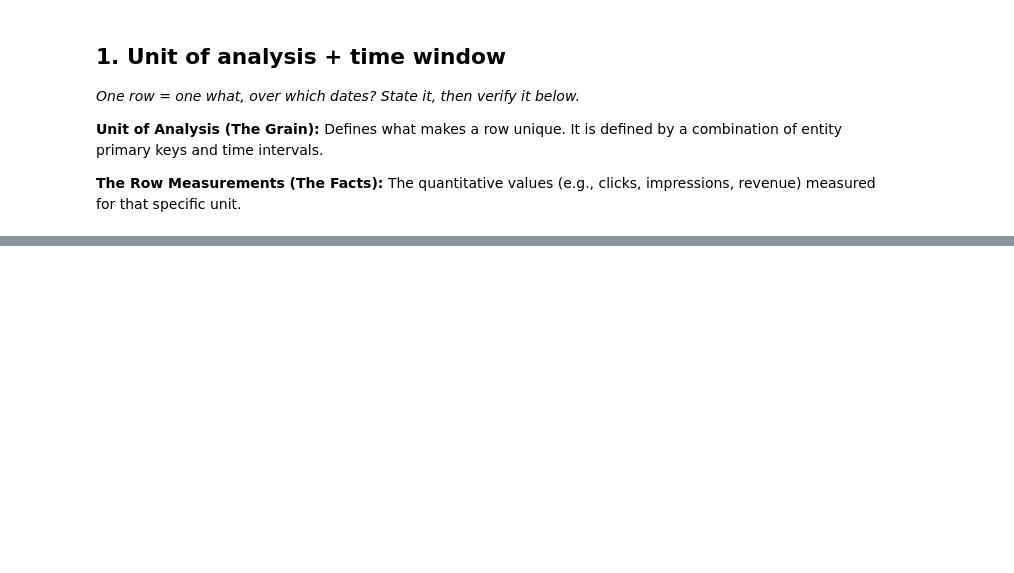
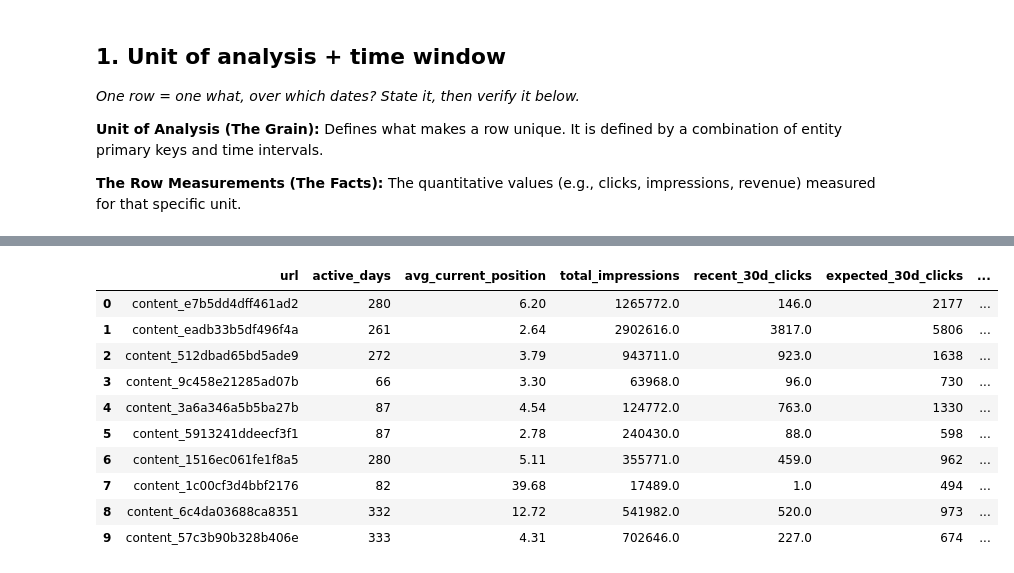
Before and after one commit to Musadiq8699/flyrank-ml-internship, a Jupyter notebook: work/notebooks/w03_data_contract.ipynb, the cells around one changed output, grey strips where cells are left out. Cells and saved outputs as stored; diff of their text form; code cells hidden in the pictures; blank space fills up the shorter version.

```diff
--- a/work/notebooks/w03_data_contract.ipynb
+++ b/work/notebooks/w03_data_contract.ipynb
@@ -82,0 +96,75 @@ Columns in fact table: ['report_date', 'client_hash_id', 'content_hash_id', 'cli
+# %%
+import duckdb
+
+# 1. Map raw warehouse columns to standard pipeline aliases
+con.execute("""
+CREATE OR REPLACE VIEW dataset_view AS
+SELECT
+    content_hash_id AS url,
+    report_date,
+    gsc_impressions AS impressions,
+    gsc_clicks AS clicks,
+    gsc_avg_position AS position,
+    CASE
+        WHEN gsc_impressions > 0 THEN CAST(gsc_clicks AS DOUBLE) / gsc_impressions
+        ELSE 0
+    END AS ctr
+FROM fact_table;
+""")
+
+# 2. Run the Decay Score aggregation query
+part2_results = con.execute("""
+WITH date_bounds AS (
+    SELECT
+        MAX(report_date) AS max_date,
+        MAX(report_date) - INTERVAL 30 DAY AS recent_start,
+        MAX(report_date) - INTERVAL 90 DAY AS baseline_start
+    FROM dataset_view
+),
+
+windowed_records AS (
+    SELECT
+        d.url,
+        d.report_date,
+        d.impressions,
+        d.position,
+        d.ctr,
+        CASE
+            WHEN d.report_date > b.recent_start THEN d.clicks
+            ELSE 0
+        END AS recent_clicks,
+        CASE
+            WHEN d.report_date BETWEEN b.baseline_start AND b.recent_start THEN d.clicks
+            ELSE 0
+        END AS baseline_clicks
+    FROM dataset_view d
+    CROSS JOIN date_bounds b
+)
+
+SELECT
+    url,
+    COUNT(DISTINCT report_date) AS active_days,
+    ROUND(AVG(position), 2) AS avg_current_position,
+    SUM(impressions) AS total_impressions,
+    SUM(recent_clicks) AS recent_30d_clicks,
+    CAST(SUM(baseline_clicks) / 2.0 AS BIGINT) AS expected_30d_clicks,
+    (CAST(SUM(baseline_clicks) / 2.0 AS BIGINT) - SUM(recent_clicks)) AS decay_score
+FROM windowed_records
+GROUP BY url
+ORDER BY decay_score DESC
+LIMIT 10;
+""").df()
+
+part2_results
+# %% [output]
+|  | url | active_days | avg_current_position | total_impressions | recent_30d_clicks | expected_30d_clicks | ... |
+| 0 | content_e7b5dd4dff461ad2 | 280 | 6.20 | 1265772.0 | 146.0 | 2177 | ... |
+| 1 | content_eadb33b5df496f4a | 261 | 2.64 | 2902616.0 | 3817.0 | 5806 | ... |
+| 2 | content_512dbad65bd5ade9 | 272 | 3.79 | 943711.0 | 923.0 | 1638 | ... |
+| 3 | content_9c458e21285ad07b | 66 | 3.30 | 63968.0 | 96.0 | 730 | ... |
+| 4 | content_3a6a346a5b5ba27b | 87 | 4.54 | 124772.0 | 763.0 | 1330 | ... |
+| 5 | content_5913241ddeecf3f1 | 87 | 2.78 | 240430.0 | 88.0 | 598 | ... |
+| 6 | content_1516ec061fe1f8a5 | 280 | 5.11 | 355771.0 | 459.0 | 962 | ... |
+| 7 | content_1c00cf3d4bbf2176 | 82 | 39.68 | 17489.0 | 1.0 | 494 | ... |
+| 8 | content_6c4da03688ca8351 | 332 | 12.72 | 541982.0 | 520.0 | 973 | ... |
+| 9 | content_57c3b90b328b406e | 333 | 4.31 | 702646.0 | 227.0 | 674 | ... |
```
Also changed, not shown: parts of 14 cells of this notebook.
